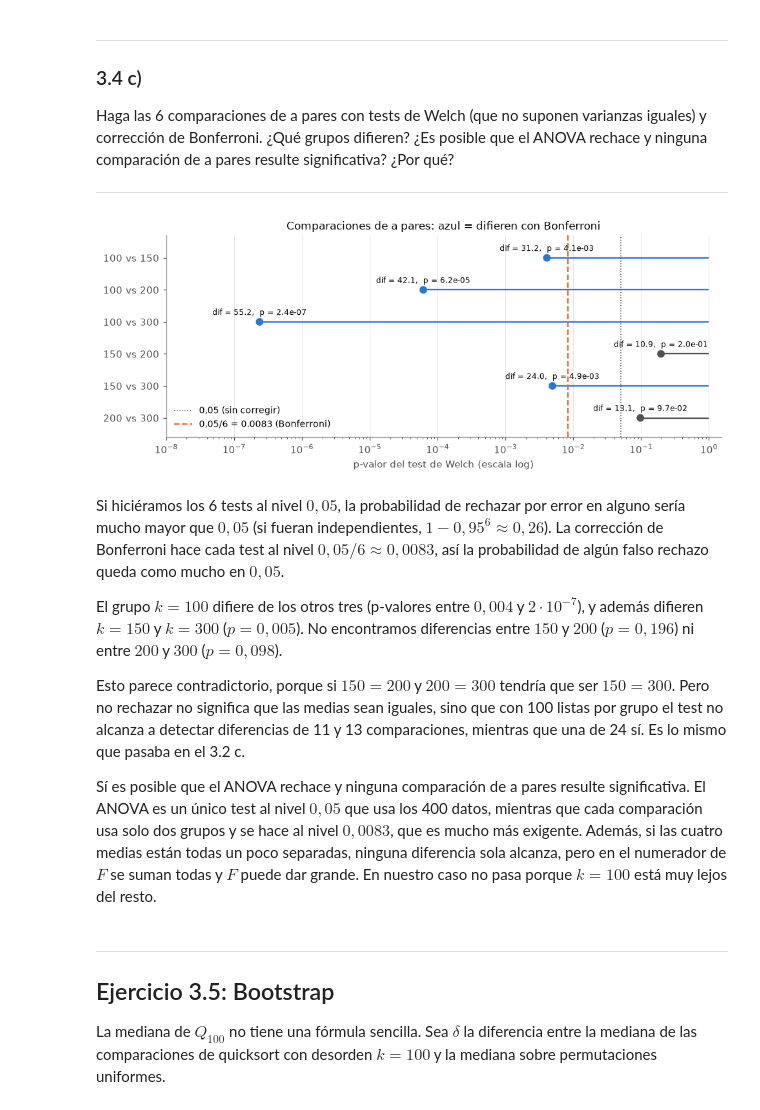
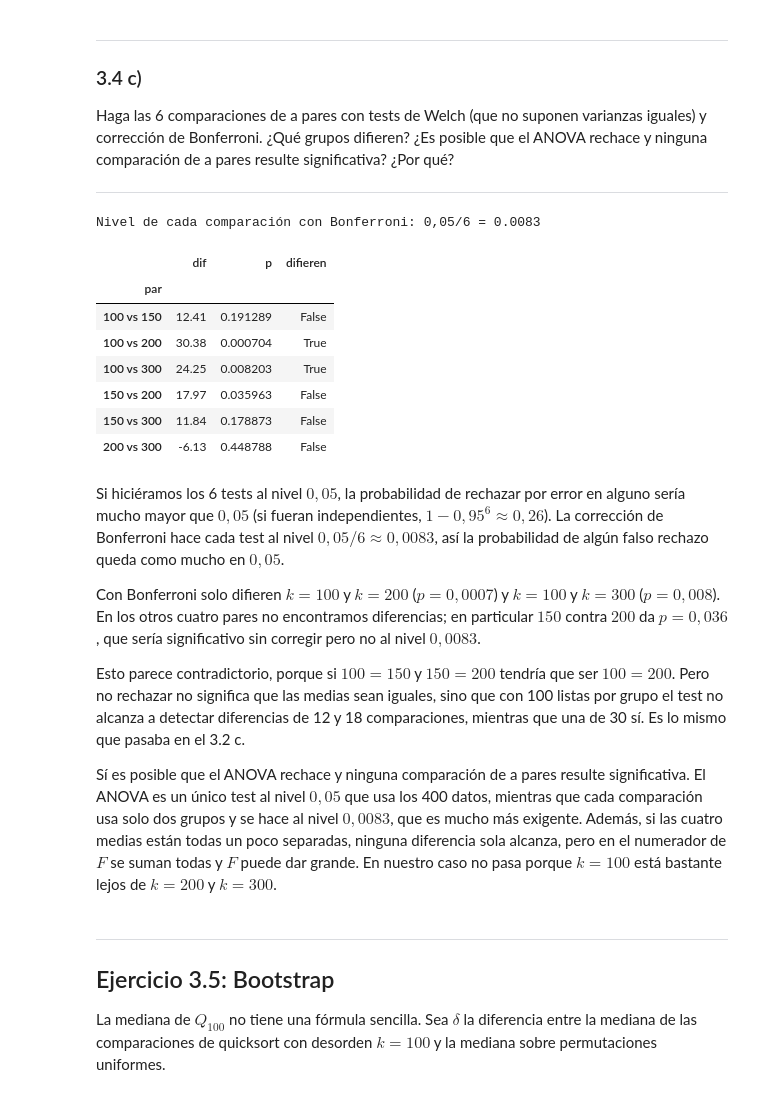
Before and after one commit to fdllrs/estadistica-computacional-tp, a Jupyter notebook: bloque3.ipynb, the cells around one changed output. Saved outputs shown, nothing was run; the diff lists cells and outputs as text; code cells hidden in the pictures.

```diff
--- a/bloque3.ipynb
+++ b/bloque3.ipynb
@@ -699,45 +607,35 @@ Haga las 6 comparaciones de a pares con tests de Welch (que no suponen varianzas
 # %%
 m_pares = len(list(combinations(ks_anova, 2)))
 alfa_bonf = 0.05 / m_pares
 
 filas = []
 for k1, k2 in combinations(ks_anova, 2):
     x, y = grupos[k1], grupos[k2]
     filas.append({"par": f"{k1} vs {k2}", "dif": x.mean() - y.mean(),
                   "p": stats.ttest_ind(x, y, equal_var=False).pvalue})
 pares = pd.DataFrame(filas).set_index("par")
 pares["difieren"] = pares["p"] < alfa_bonf
 
-fig, ax = plt.subplots(figsize=(9, 3.8))
-y = np.arange(len(pares))[::-1]
-colores = [AZUL if d else GRIS for d in pares["difieren"]]
-ax.hlines(y, pares["p"], 1, color=colores, lw=1.5)
-ax.scatter(pares["p"], y, color=colores, s=45, zorder=3)
-for yi, (par, fila) in zip(y, pares.iterrows()):
-    ax.annotate(f"dif = {fila['dif']:.1f},  p = {fila['p']:.1e}", (fila["p"], yi),
-                xytext=(0, 7), textcoords="offset points", ha="center", fontsize=8)
-ax.axvline(0.05, color=GRIS, ls=":", lw=1, label="0,05 (sin corregir)")
-ax.axvline(alfa_bonf, color=NARANJA, ls="--", lw=1.5, label=f"0,05/{m_pares} = {alfa_bonf:.4f} (Bonferroni)")
-ax.set_xscale("log")
-ax.set_xlim(1e-8, 1.5)
-ax.set_ylim(-0.6, len(pares) - 0.3)
-ax.set_yticks(y, pares.index)
-ax.set_xlabel("p-valor del test de Welch (escala log)")
-ax.set_title("Comparaciones de a pares: azul = difieren con Bonferroni")
-ax.legend(loc="lower left")
-ax.grid(axis="y", visible=False)
-plt.tight_layout()
-plt.show()
+print(f"Nivel de cada comparación con Bonferroni: 0,05/{m_pares} = {alfa_bonf:.4f}")
+pares
 # %% [output]
-[figure, removed]
+Nivel de cada comparación con Bonferroni: 0,05/6 = 0.0083
+|  | dif | p | difieren |
+| par |  |  |  |
+| 100 vs 150 | 12.41 | 0.191289 | False |
+| 100 vs 200 | 30.38 | 0.000704 | True |
+| 100 vs 300 | 24.25 | 0.008203 | True |
+| 150 vs 200 | 17.97 | 0.035963 | False |
+| 150 vs 300 | 11.84 | 0.178873 | False |
+| 200 vs 300 | -6.13 | 0.448788 | False |
 # %% [markdown]
 Si hiciéramos los 6 tests al nivel $0{,}05$, la probabilidad de rechazar por error en alguno sería mucho mayor que $0{,}05$ (si fueran independientes, $1 - 0{,}95^6 \approx 0{,}26$). La corrección de Bonferroni hace cada test al nivel $0{,}05/6 \approx 0{,}0083$, así la probabilidad de algún falso rechazo queda como mucho en $0{,}05$.
 
-El grupo $k = 100$ difiere de los otros tres (p-valores entre $0{,}004$ y $2 \cdot 10^{-7}$), y además difieren $k = 150$ y $k = 300$ ($p = 0{,}005$). No encontramos diferencias entre $150$ y $200$ ($p = 0{,}196$) ni entre $200$ y $300$ ($p = 0{,}098$).
+Con Bonferroni solo difieren $k = 100$ y $k = 200$ ($p = 0{,}0007$) y $k = 100$ y $k = 300$ ($p = 0{,}008$). En los otros cuatro pares no encontramos diferencias; en particular $150$ contra $200$ da $p = 0{,}036$, que sería significativo sin corregir pero no al nivel $0{,}0083$.
 
-Esto parece contradictorio, porque si $150 = 200$ y $200 = 300$ tendría que ser $150 = 300$. Pero no rechazar no significa que las medias sean iguales, sino que con 100 listas por grupo el test no alcanza a detectar diferencias de 11 y 13 comparaciones, mientras que una de 24 sí. Es lo mismo que pasaba en el 3.2 c.
+Esto parece contradictorio, porque si $100 = 150$ y $150 = 200$ tendría que ser $100 = 200$. Pero no rechazar no significa que las medias sean iguales, sino que con 100 listas por grupo el test no alcanza a detectar diferencias de 12 y 18 comparaciones, mientras que una de 30 sí. Es lo mismo que pasaba en el 3.2 c.
 
-Sí es posible que el ANOVA rechace y ninguna comparación de a pares resulte significativa. El ANOVA es un único test al nivel $0{,}05$ que usa los 400 datos, mientras que cada comparación usa solo dos grupos y se hace al nivel $0{,}0083$, que es mucho más exigente. Además, si las cuatro medias están todas un poco separadas, ninguna diferencia sola alcanza, pero en el numerador de $F$ se suman todas y $F$ puede dar grande. En nuestro caso no pasa porque $k = 100$ está muy lejos del resto.
+Sí es posible que el ANOVA rechace y ninguna comparación de a pares resulte significativa. El ANOVA es un único test al nivel $0{,}05$ que usa los 400 datos, mientras que cada comparación usa solo dos grupos y se hace al nivel $0{,}0083$, que es mucho más exigente. Además, si las cuatro medias están todas un poco separadas, ninguna diferencia sola alcanza, pero en el numerador de $F$ se suman todas y $F$ puede dar grande. En nuestro caso no pasa porque $k = 100$ está bastante lejos de $k = 200$ y $k = 300$.
 # %% [markdown]
 ---
 
```
Also changed, not shown: parts of 27 cells of this notebook, 1 other file.
